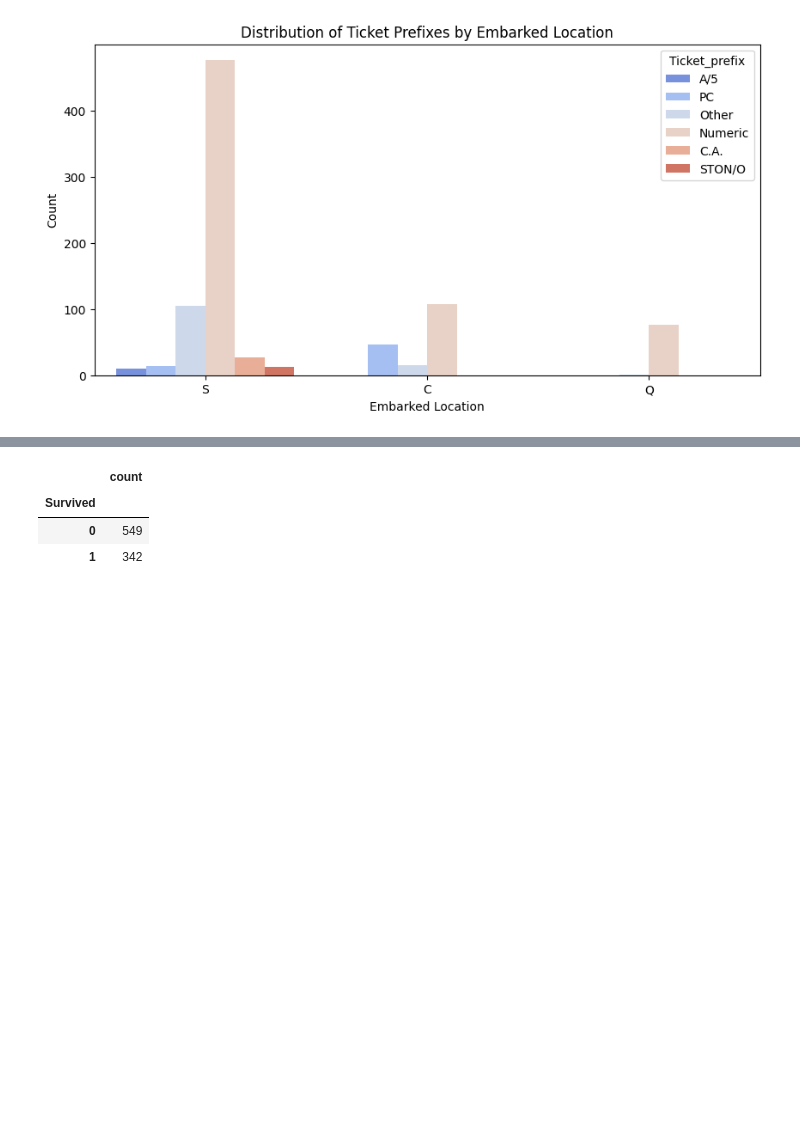
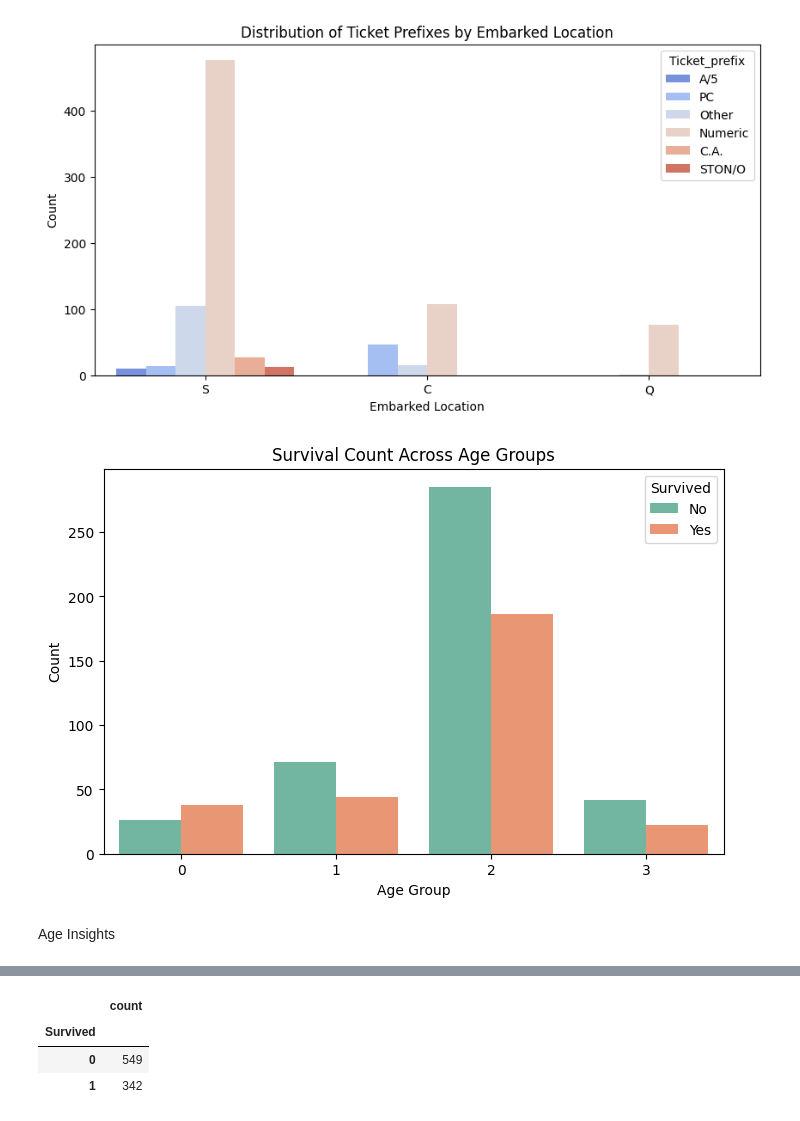
Before and after one commit to APMAPM1/AI-ML-internship, a Jupyter notebook: Titanic.ipynb, the cells around one changed output, grey strips where cells are left out. Saved outputs shown, nothing was run; the diff lists cells and outputs as text; code cells hidden in the pictures; blank space fills up the shorter version.

```diff
--- a/Titanic.ipynb
+++ b/Titanic.ipynb
@@ -551,3 +558,22 @@ plt.title("Distribution of Ticket Prefixes by Embarked Location")
 plt.show()
 # %% [output]
 [figure]
+# %%
+# Define age bins and labels
+age_bins = [0, 10, 20, 50, float('inf')]
+age_labels = ['0', '1', '2', '3']
+
+# Create the new column
+df['Age_Group'] = pd.cut(df['Age'], bins=age_bins, labels=age_labels, right=True)
+# %%
+plt.figure(figsize=(8, 5))
+sns.countplot(x='Age_Group', hue='Survived', data=df, palette='Set2')
+plt.title("Survival Count Across Age Groups")
+plt.xlabel("Age Group")
+plt.ylabel("Count")
+plt.legend(title="Survived", labels=["No", "Yes"])
+plt.show()
+# %% [output]
+[figure, added]
+# %% [markdown]
+Age Insights
```
Also changed, not shown: parts of 64 cells of this notebook.
